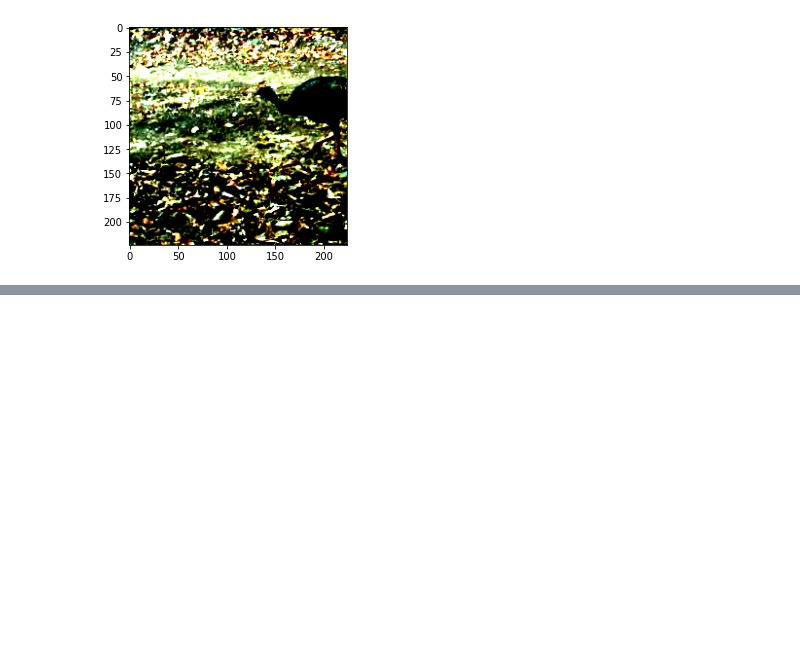
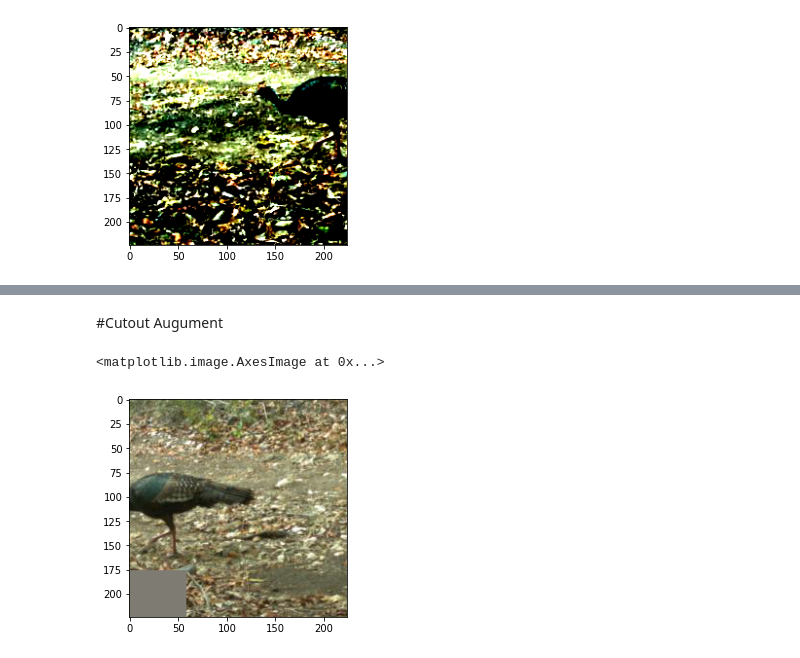
Before and after one commit to vijayakuruba/IFT6759_Distribution_shifts_WILDS, a Jupyter notebook: Data_augument.ipynb, the cells around one changed output, grey strips where cells are left out. Cells and saved outputs as stored; diff of their text form; code cells hidden in the pictures; blank space fills up the shorter version.

```diff
--- a/Data_augument.ipynb
+++ b/Data_augument.ipynb
@@ -115,0 +128,2 @@ Clipping input data to the valid range for imshow with RGB data ([0..1] for floa
+# %% [markdown]
+#Cutout Augument
@@ -115,0 +133,18 @@ Clipping input data to the valid range for imshow with RGB data ([0..1] for floa
+# %%
+should_normalize = False # True/False
+cutout_transform=([
+          transforms.RandomCrop(size=target_resolution),
+            CutoutAugment(),
+        ])
+
+if should_normalize:
+   cutout_transform.append(transforms.ToTensor())
+   cutout_transform.append(normalization)
+cutout_transform=transforms.Compose(cutout_transform)
+# %%
+img2 = cutout_transform(x)
+#img2=img2.squeeze().permute(1,2,0)
+plt.imshow(img2)
+# %% [output]
+<matplotlib.image.AxesImage at 0x...>
+[figure, added]
```
Also changed, not shown: parts of 3 cells of this notebook.
